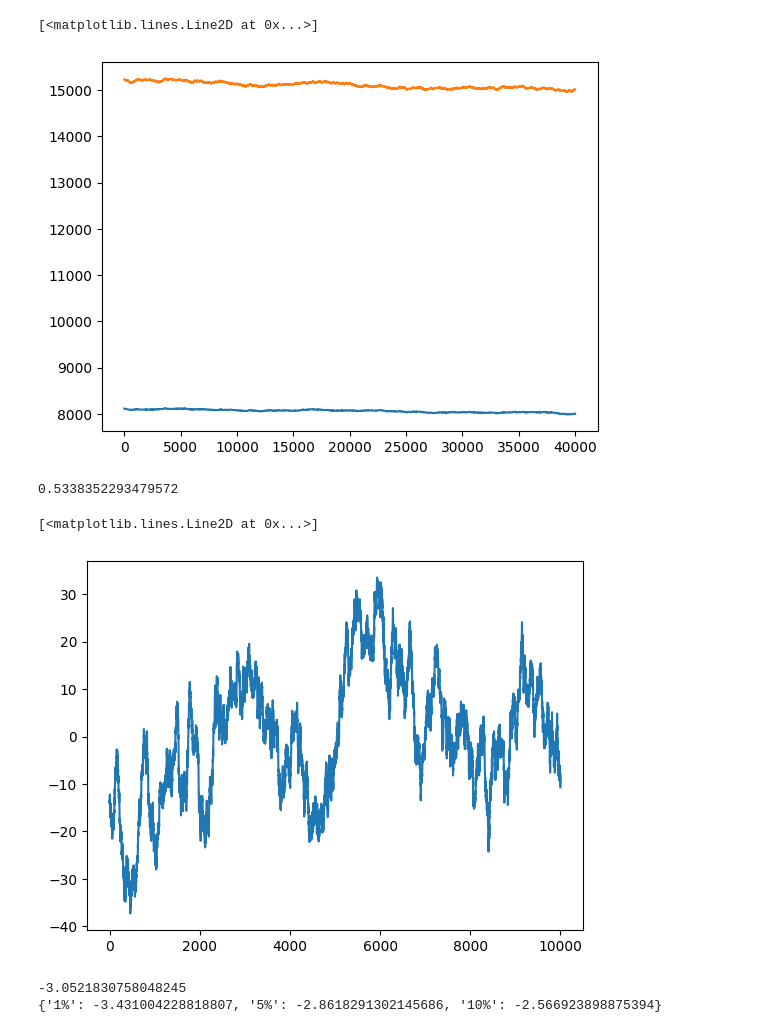
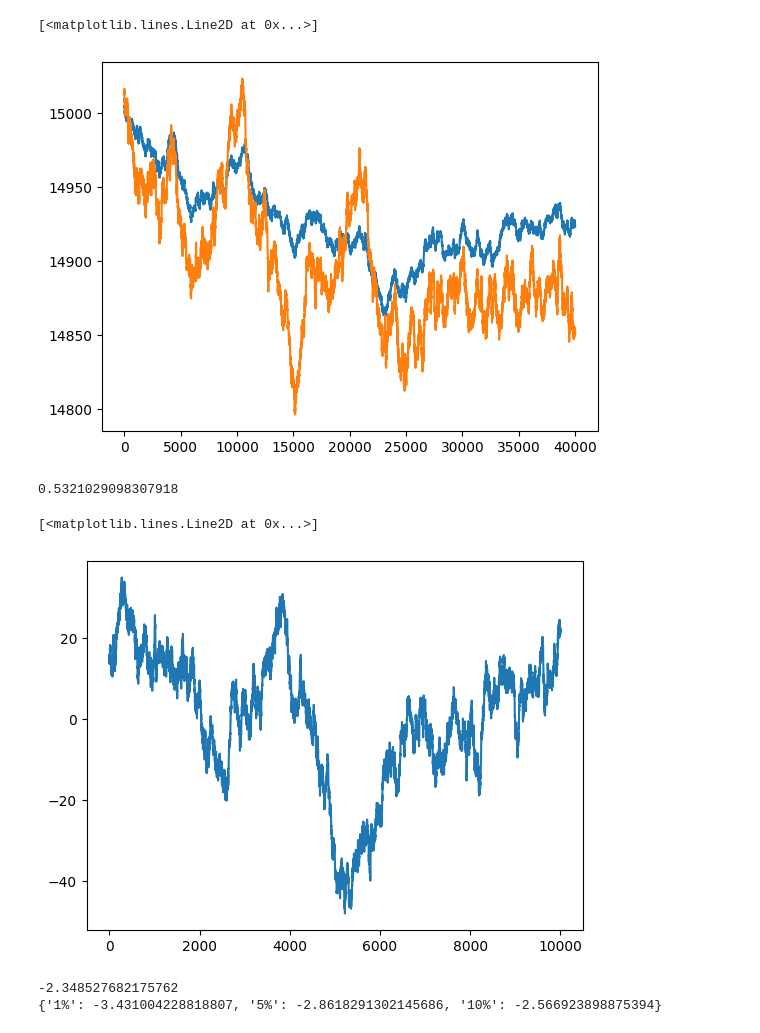
Before and after one commit to filipe-m-cunha/Area51, a Jupyter notebook: coco_pina.ipynb, the cells around one changed output. Saved outputs shown, nothing was run; the diff lists cells and outputs as text; code cells hidden in the pictures.

```diff
--- a/coco_pina.ipynb
+++ b/coco_pina.ipynb
@@ -4,13 +4,13 @@ import numpy as np
 import statsmodels.api as sm
 import matplotlib.pyplot as plt
 # %%
-data = pd.read_csv('data/prices_round_2_day_0.csv', sep=';')
+data = pd.read_csv('data/prices_round_2_day_1.csv', sep=';')
 # %%
-plt.plot(data[data['product'] == 'COCONUTS']['mid_price'])
+plt.plot(data[data['product'] == 'COCONUTS']['mid_price'] + 7000)
 plt.plot(data[data['product'] == 'PINA_COLADAS']['mid_price'])
 # %% [output]
 [<matplotlib.lines.Line2D at 0x...>]
-[figure, old version]
+[figure, new version]
 # %%
 from statsmodels.regression.linear_model import OLS
 from statsmodels.tsa.stattools import adfuller
@@ -22,17 +22,17 @@ pina = data[data['product'] == 'PINA_COLADAS']['mid_price']
 model = sm.OLS(coco.to_numpy(), pina.to_numpy()).fit()
 model.params[0]
 # %% [output]
-0.5338352293479572
+0.5321029098307918
 # %%
 spread = coco.to_numpy() - model.params[0] * pina.to_numpy()
 plt.plot(spread)
 # %% [output]
 [<matplotlib.lines.Line2D at 0x...>]
-[figure, old version]
+[figure, new version]
 # %%
 adf = adfuller(spread, maxlag=1)
 print(adf[0])
 print(adf[4])
 # %% [output]
--3.0521830758048245
+-2.348527682175762
 {'1%': -3.431004228818807, '5%': -2.8618291302145686, '10%': -2.566923898875394}
```
Also changed, not shown: 1 other file.
